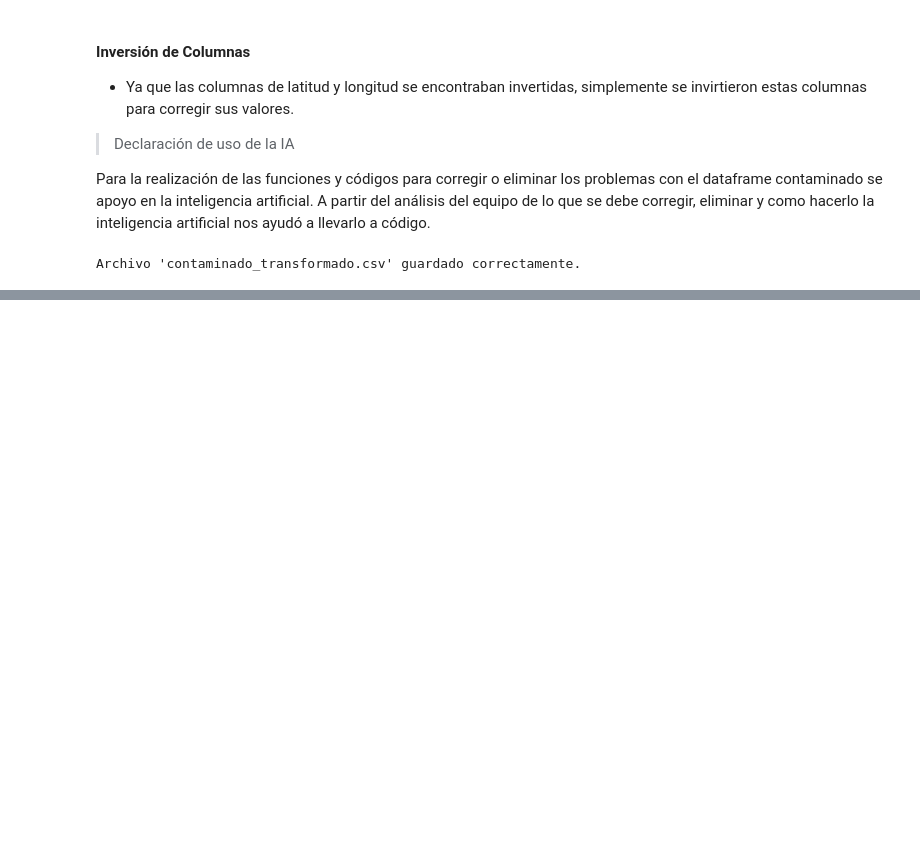
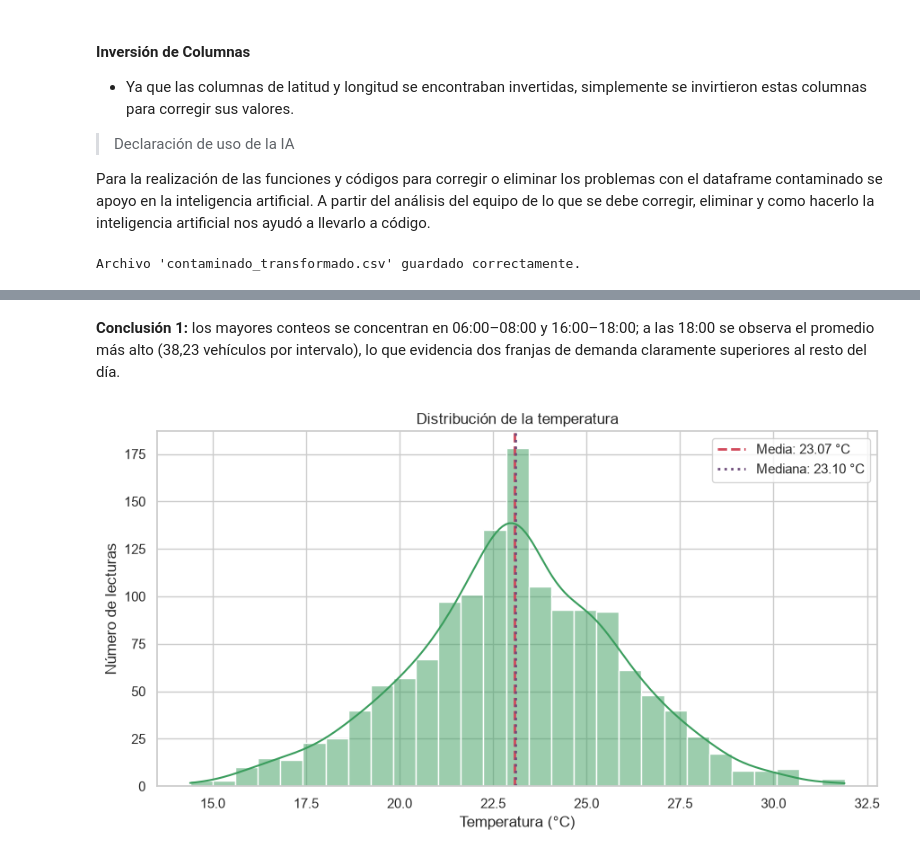
Before and after one commit to JuanFelipeRestrepoBuitrago/DataScience-Fundamentals-Activity1, a Jupyter notebook: notebooks/taller_practico_01_analisis.ipynb, the cells around one changed output, grey strips where cells are left out. Drawn from its saved outputs; the diff is of its cells as text; code cells hidden in the pictures; blank space fills up the shorter version.

```diff
--- a/notebooks/taller_practico_01_analisis.ipynb
+++ b/notebooks/taller_practico_01_analisis.ipynb
@@ -753,0 +974,44 @@ Archivo 'contaminado_transformado.csv' guardado correctamente.
+# %% [markdown]
+**Conclusión 1:** los mayores conteos se concentran en 06:00–08:00 y 16:00–18:00; a las 18:00 se observa el promedio más alto (38,23 vehículos por intervalo), lo que evidencia dos franjas de demanda claramente superiores al resto del día.
+# %%
+media_temperatura = df_analisis["temperatura_c"].mean()
+mediana_temperatura = df_analisis["temperatura_c"].median()
+
+fig, ax = plt.subplots(figsize=(9, 5))
+sns.histplot(
+    data=df_analisis,
+    x="temperatura_c",
+    bins="fd",
+    kde=True,
+    color="#3A9D5D",
+    ax=ax,
+)
+ax.axvline(
+    media_temperatura,
+    color="#D1495B",
+    linestyle="--",
+    linewidth=2,
+    label=f"Media: {media_temperatura:.2f} °C",
+)
+ax.axvline(
+    mediana_temperatura,
+    color="#6F4E7C",
+    linestyle=":",
+    linewidth=2,
+    label=f"Mediana: {mediana_temperatura:.2f} °C",
+)
+ax.set(
+    title="Distribución de la temperatura",
+    xlabel="Temperatura (°C)",
+    ylabel="Número de lecturas",
+)
+ax.legend()
+fig.tight_layout()
+fig.savefig(
+    ruta_figuras / "distribucion-temperatura.png",
+    dpi=180,
+    bbox_inches="tight",
+)
+plt.show()
+# %% [output]
+[figure, added]
```
Also changed, not shown: parts of 16 cells of this notebook, 3 other files.
